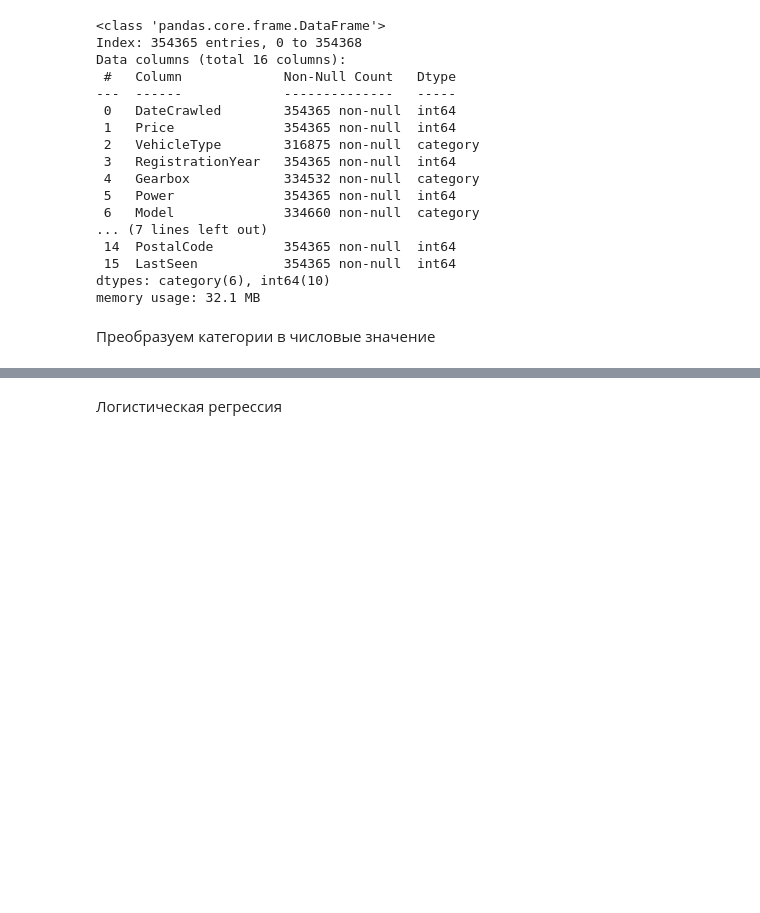
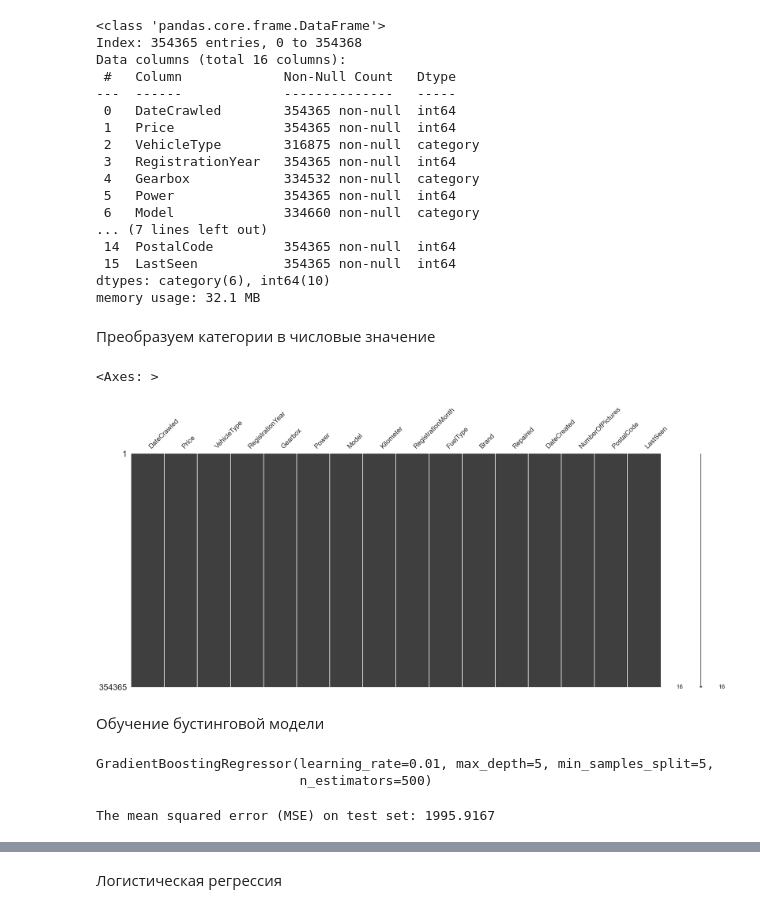
Before and after one commit to Gvozdyara/ml-tariff-classification, a Jupyter notebook: Задача 2 оценка стоимости авто/price.ipynb, the cells around one changed output, grey strips where cells are left out. Saved outputs shown, nothing was run; the diff lists cells and outputs as text; code cells hidden in the pictures; blank space fills up the shorter version.

```diff
--- a/Задача 2 оценка стоимости авто/price.ipynb
+++ b/Задача 2 оценка стоимости авто/price.ipynb
@@ -216,0 +223,5 @@ for category in categorical_cols:
+# %%
+mn.missingno.matrix(df)
+# %% [output]
+<Axes: >
+[figure, added]
@@ -216,0 +243,17 @@ for category in categorical_cols:
+# %% [markdown]
+Обучение бустинговой модели
+# %%
+reg = ensemble.GradientBoostingRegressor(**params)
+reg.fit(X_train, y_train)
+# сигнал об окончании
+for i in range(10):
+    print("\a")
+    sleep(1)
+# %% [output]
+GradientBoostingRegressor(learning_rate=0.01, max_depth=5, min_samples_split=5,
+                          n_estimators=500)
+# %%
+mse = root_mean_squared_error(y_test, reg.predict(X_test))
+print("The mean squared error (MSE) on test set: {:.4f}".format(mse))
+# %% [output]
+The mean squared error (MSE) on test set: 1995.9167
```
Also changed, not shown: parts of 13 cells of this notebook.
